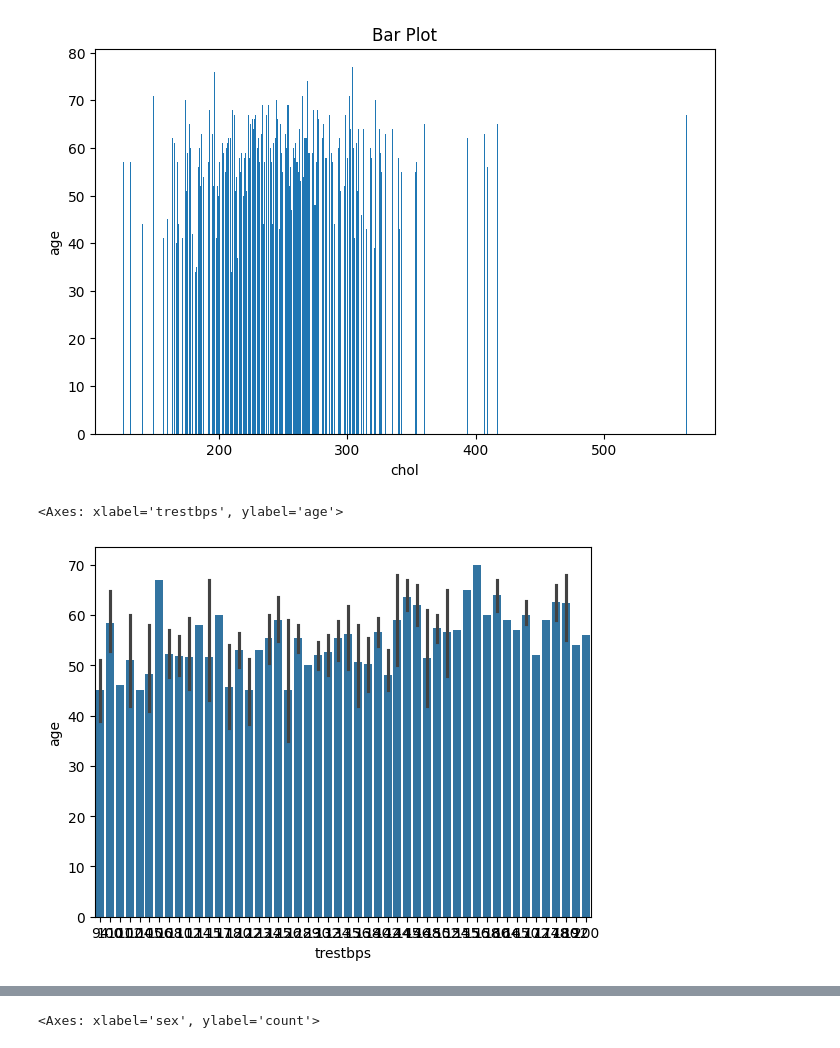
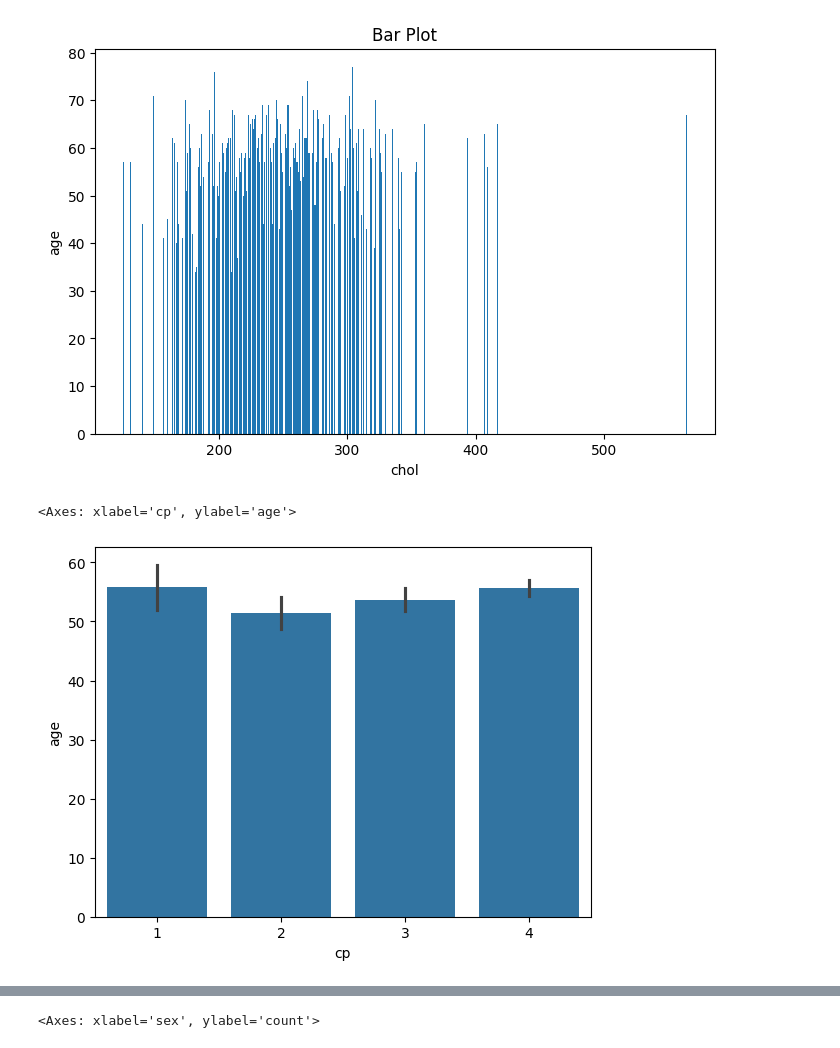
Before and after one commit to awaiskhan005/DATA-SCIENCE-AND-AI-, a Jupyter notebook: HEART_ATTACK_DATASET.ipynb, the cells around one changed output, grey strips where cells are left out. Drawn from its saved outputs; the diff is of its cells as text; code cells hidden in the pictures.

```diff
--- a/HEART_ATTACK_DATASET.ipynb
+++ b/HEART_ATTACK_DATASET.ipynb
@@ -388,8 +370,8 @@ plt.show()
 # %%
 # prompt: make bar plot using seaborn x axis bps and y axis age
 
-sns.barplot(x='trestbps', y='age', data=X)
+sns.barplot(x='cp', y='age', data=X)
 # %% [output]
-<Axes: xlabel='trestbps', ylabel='age'>
+<Axes: xlabel='cp', ylabel='age'>
-[figure, old version]
+[figure, new version]
 # %%
```
Also changed, not shown: parts of 12 cells of this notebook.
